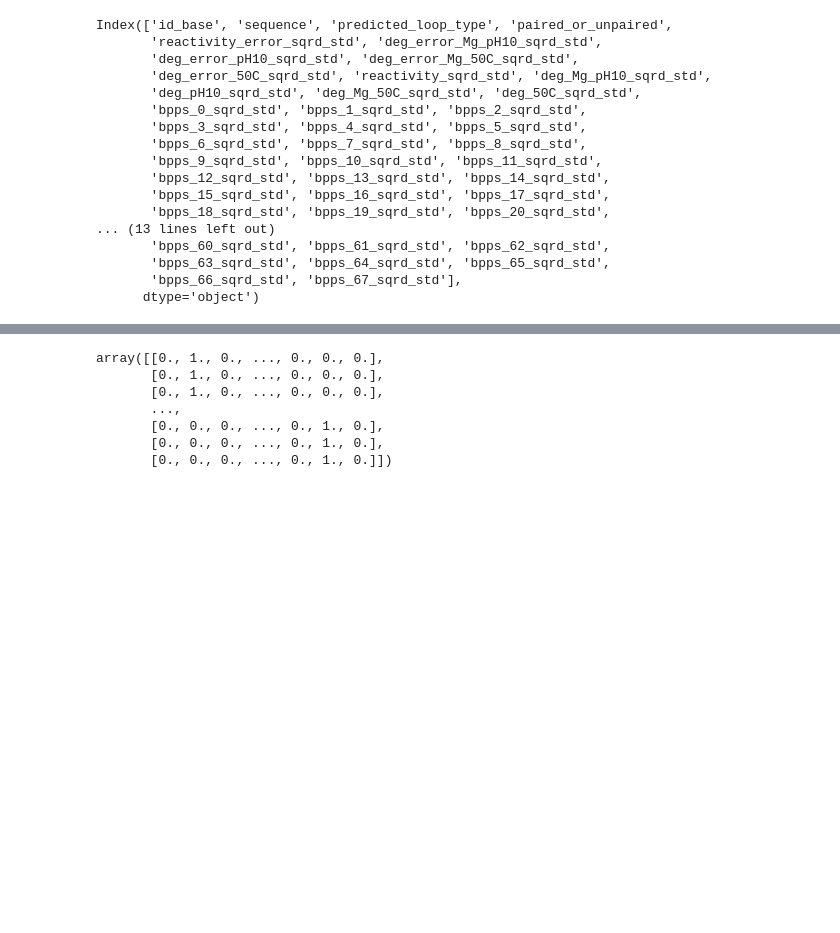
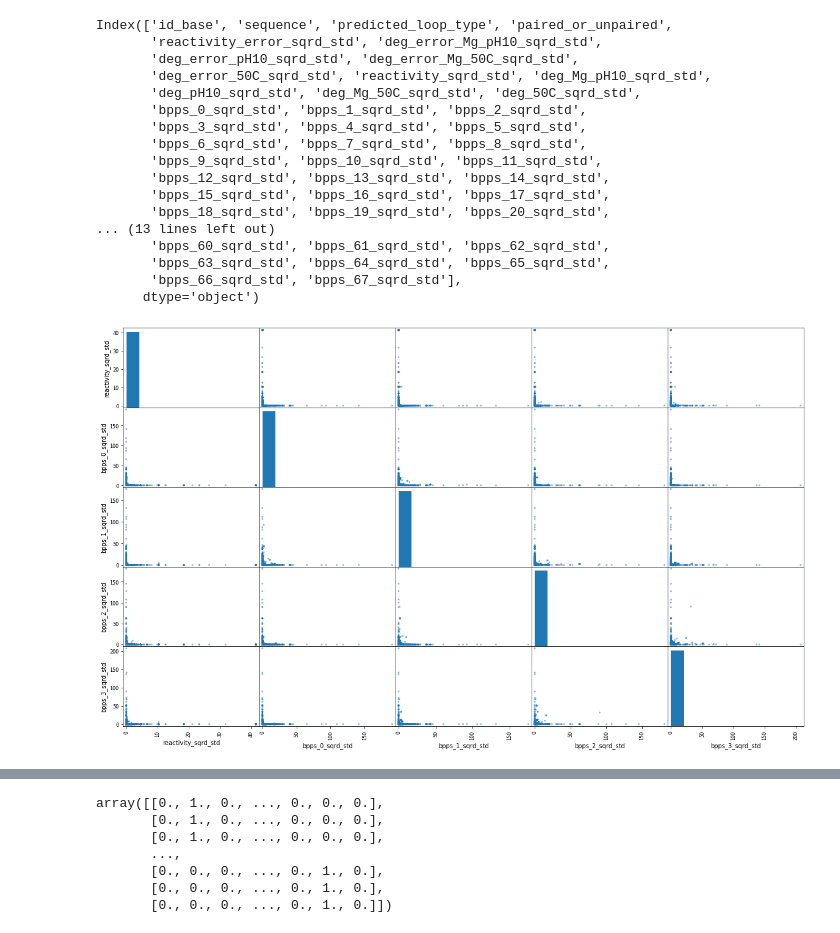
Before and after one commit to sumaniitm/kaggle-mRNA-feature-engineering, a Jupyter notebook: notebook-covid19-mrna.ipynb, the cells around one changed output, grey strips where cells are left out. Drawn from its saved outputs; the diff is of its cells as text; code cells hidden in the pictures; blank space fills up the shorter version.

```diff
--- a/notebook-covid19-mrna.ipynb
+++ b/notebook-covid19-mrna.ipynb
@@ -252,3 +252,11 @@ Index(['id_base', 'sequence', 'predicted_loop_type', 'paired_or_unpaired',
        'bpps_63_sqrd_std', 'bpps_64_sqrd_std', 'bpps_65_sqrd_std',
        'bpps_66_sqrd_std', 'bpps_67_sqrd_std'],
       dtype='object')
+# %%
+from pandas.plotting import scatter_matrix
+
+attributes = ['reactivity_sqrd_std', 'bpps_0_sqrd_std', 'bpps_1_sqrd_std', 'bpps_2_sqrd_std', 'bpps_3_sqrd_std']
+
+scatter_plot_arr = scatter_matrix(seqn_train_df_sqrd[attributes], figsize=(20,12))
+# %% [output]
+[figure, added]
```
Also changed, not shown: parts of 19 cells of this notebook.
